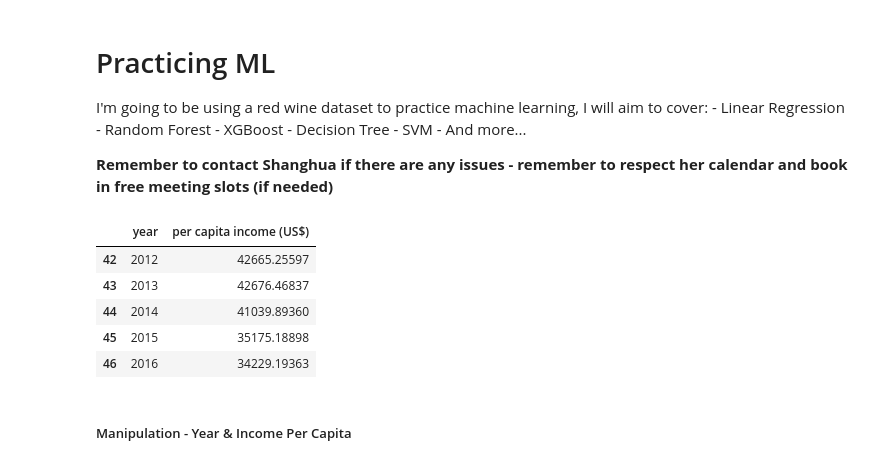
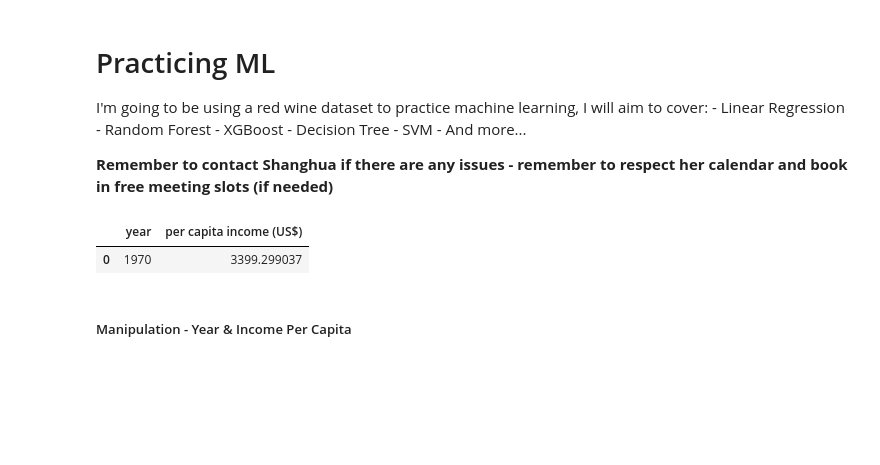
Before and after one commit to SunpreetSChahal/MachineLearning-Learning, a Jupyter notebook: Canada $ Per Capita - Practicing ML.ipynb, the cells around one changed output. Drawn from its saved outputs; the diff is of its cells as text; code cells hidden in the pictures; blank space fills up the shorter version.

```diff
--- a/Canada $ Per Capita - Practicing ML.ipynb
+++ b/Canada $ Per Capita - Practicing ML.ipynb
@@ -20,14 +20,10 @@ from sklearn.linear_model import LinearRegression
 from word2number import w2n
 # %%
 df = pd.read_csv("https://raw.githubusercontent.com/codebasics/py/master/ML/1_linear_reg/Exercise/canada_per_capita_income.csv")
-df.tail()
+df.head(1)
 # %% [output]
 |  | year | per capita income (US$) |
-| 42 | 2012 | 42665.25597 |
-| 43 | 2013 | 42676.46837 |
-| 44 | 2014 | 41039.89360 |
-| 45 | 2015 | 35175.18898 |
-| 46 | 2016 | 34229.19363 |
+| 0 | 1970 | 3399.299037 |
 # %% [markdown]
 ##### Manipulation - Year & Income Per Capita
 # %%
```
Also changed, not shown: parts of 9 cells of this notebook.
